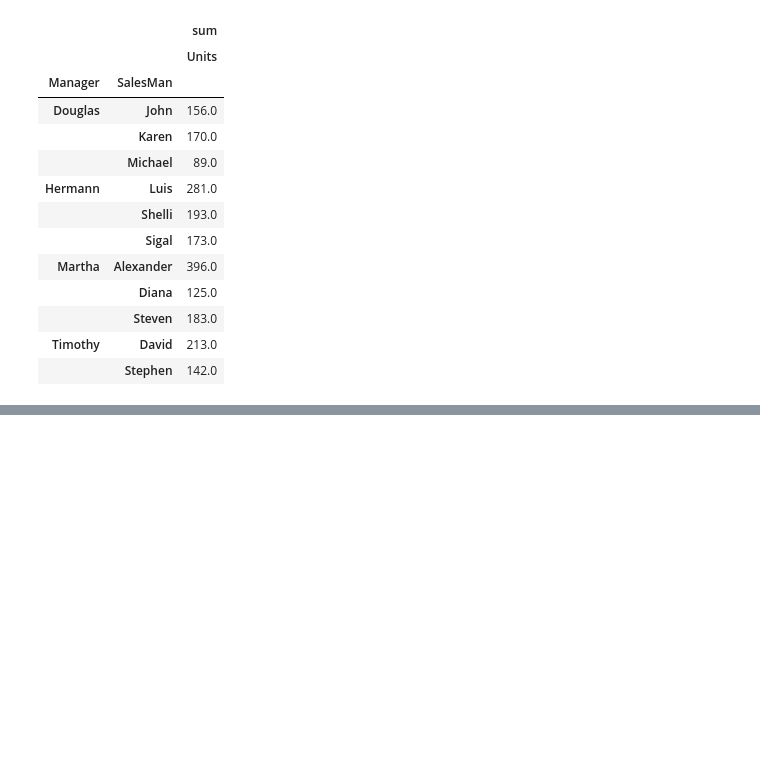
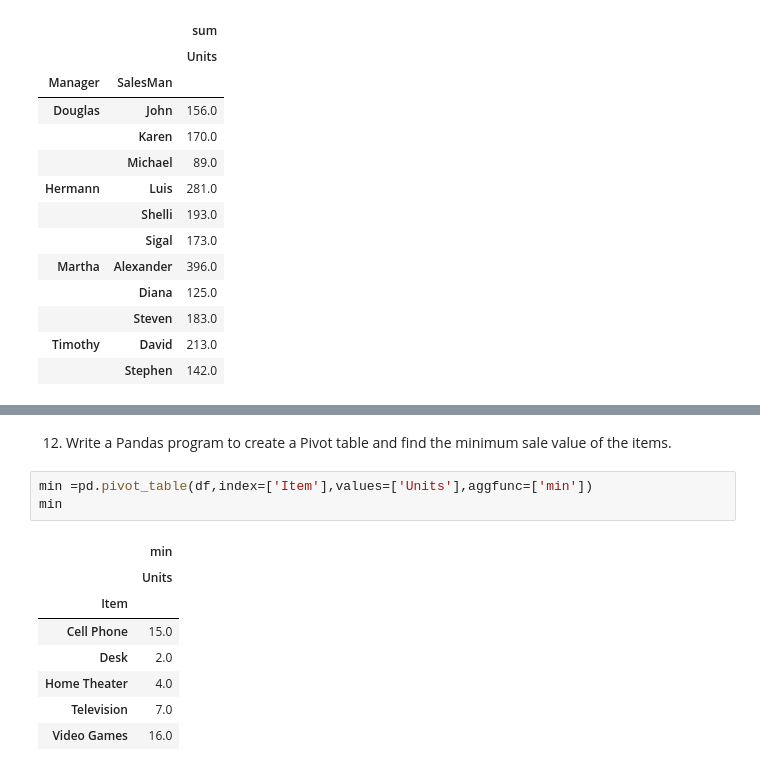
Before and after one commit to Max-akash/pydatabase, a Jupyter notebook: pivot_table practice.ipynb, the cells around one changed output, grey strips where cells are left out. Saved outputs shown, nothing was run; the diff lists cells and outputs as text; blank space fills up the shorter version.

```diff
--- a/pivot_table practice.ipynb
+++ b/pivot_table practice.ipynb
@@ -197,0 +204,14 @@ SyntaxError: invalid syntax (<unknown>, line 1)
+# %% [markdown]
+12. Write a Pandas program to create a Pivot table and find the minimum sale value of the items.
+# %%
+min =pd.pivot_table(df,index=['Item'],values=['Units'],aggfunc=['min'])
+min
+# %% [output]
+|  | min |
+|  | Units |
+| Item |  |
+| Cell Phone | 15.0 |
+| Desk | 2.0 |
+| Home Theater | 4.0 |
+| Television | 7.0 |
+| Video Games | 16.0 |
```
Also changed, not shown: parts of 14 cells of this notebook.
